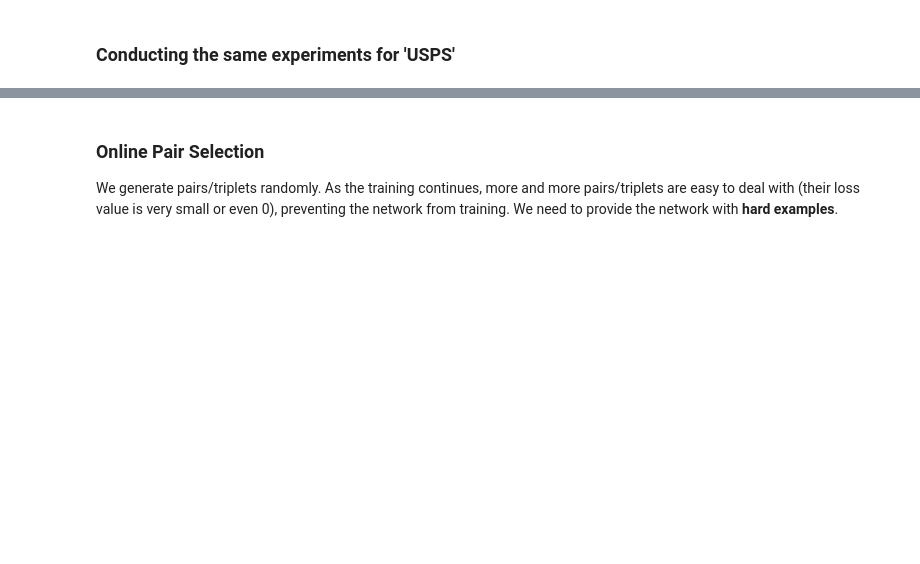
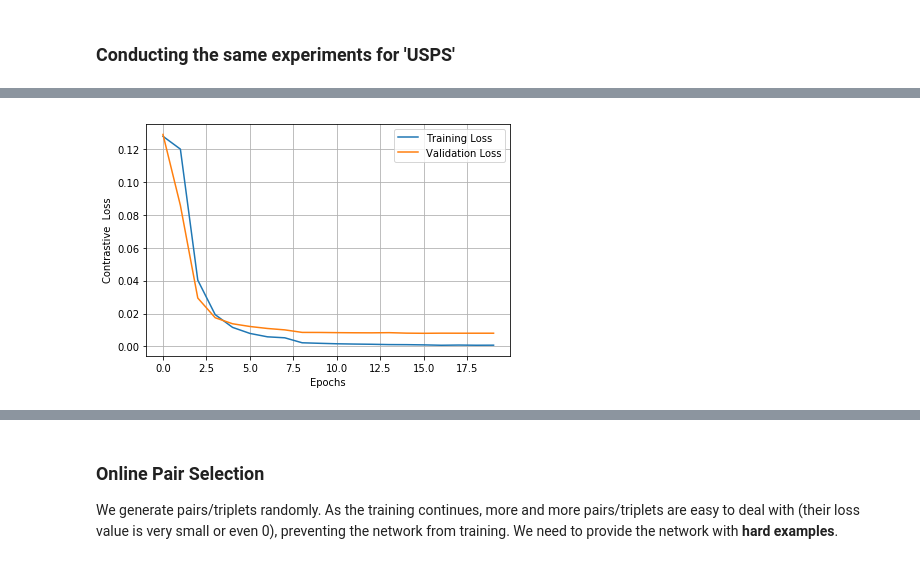
Before and after one commit to lovish1234/MLPrototype, a Jupyter notebook: siamese-triplet/Siamese_Domain_Embedding.ipynb, the cells around one changed output, grey strips where cells are left out. Saved outputs shown, nothing was run; the diff lists cells and outputs as text; code cells hidden in the pictures; blank space fills up the shorter version.

```diff
--- a/siamese-triplet/Siamese_Domain_Embedding.ipynb
+++ b/siamese-triplet/Siamese_Domain_Embedding.ipynb
@@ -202,5 +274,6 @@ scheduler = lr_scheduler.StepLR(optimizer, 8, gamma=0.1, last_epoch=-1)
 n_epochs = 20
 log_interval = 100
 # %%
-fit(siamese_train_loader, siamese_test_loader, model, loss_fn, optimizer, scheduler, n_epochs, cuda, log_interval)
+lossDict = fit(siamese_train_loader, siamese_test_loader, model, loss_fn, optimizer, scheduler, n_epochs, cuda, log_interval)
+showLossHist(lossDict)
 # %% [output]
@@ -223,0 +297 @@ Epoch: 20/20. Validation set: Average loss: 0.0098
+[figure, added]
```
Also changed, not shown: parts of 9 cells of this notebook, 3 other files.
